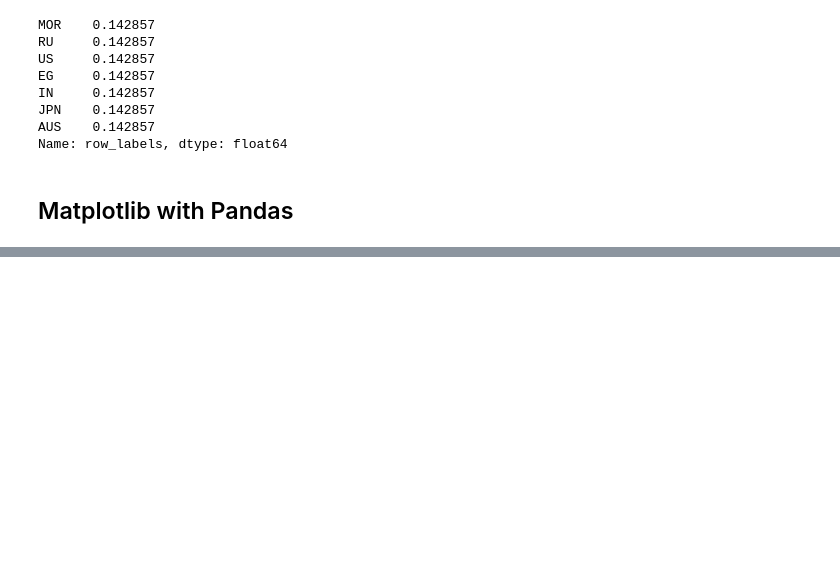
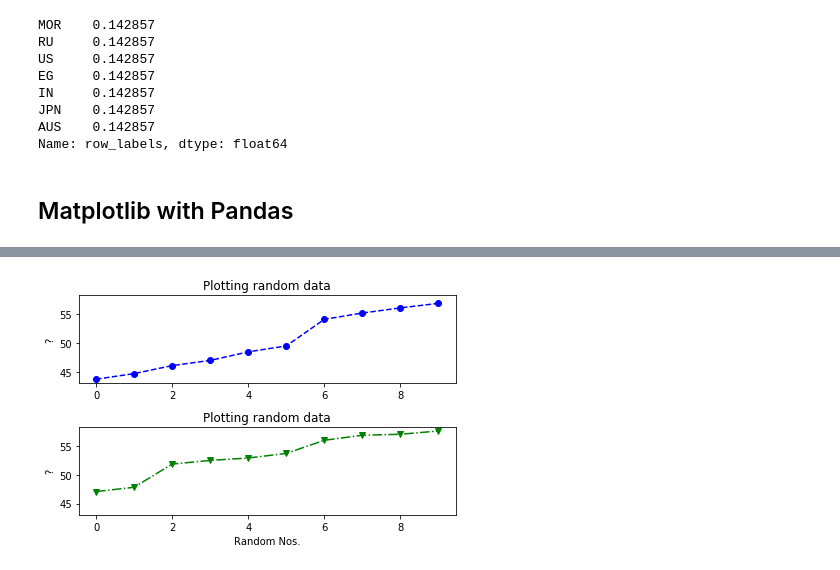
Before and after one commit to Anmo1Gupta/Coding-Practice, a Jupyter notebook: Python/DataScienceBasics.ipynb, the cells around one changed output, grey strips where cells are left out. Drawn from its saved outputs; the diff is of its cells as text; code cells hidden in the pictures; blank space fills up the shorter version.

```diff
--- a/Python/DataScienceBasics.ipynb
+++ b/Python/DataScienceBasics.ipynb
@@ -839,0 +929,26 @@ df1 = df2.resample('A').last() #A for annually and .last gives the last date of
+# %%
+np.random.seed(5)
+
+plot_data = np.random.randint(40,60,[2,10]) + np.random.random_sample([2,10])
+
+plot_data.sort()
+
+# fig, ax = plt.subplots(2)
+fig, ax = plt.subplots(2, sharey=True) # for sharing y-axis
+
+ax[0].plot(plot_data[0], marker='o', linestyle='--', color='b')
+ax[1].plot(plot_data[1], marker='v', linestyle='-.', color='g') # linestyle=None
+#marker = "^" "*" "X" "." "8" "s"
+
+# ax[0].set_xlabel("Random Nos.") Optional
+ax[1].set_xlabel("Random Nos.")
+ax[0].set_ylabel("?")
+ax[1].set_ylabel("?")
+ax[0].set_title("Plotting random data")
+ax[1].set_title("Plotting random data")
+
+plt.tight_layout() #For better spacing
+
+plt.show()
+# %% [output]
+[figure, added]
```
Also changed, not shown: parts of 38 cells of this notebook, 1 other file.
